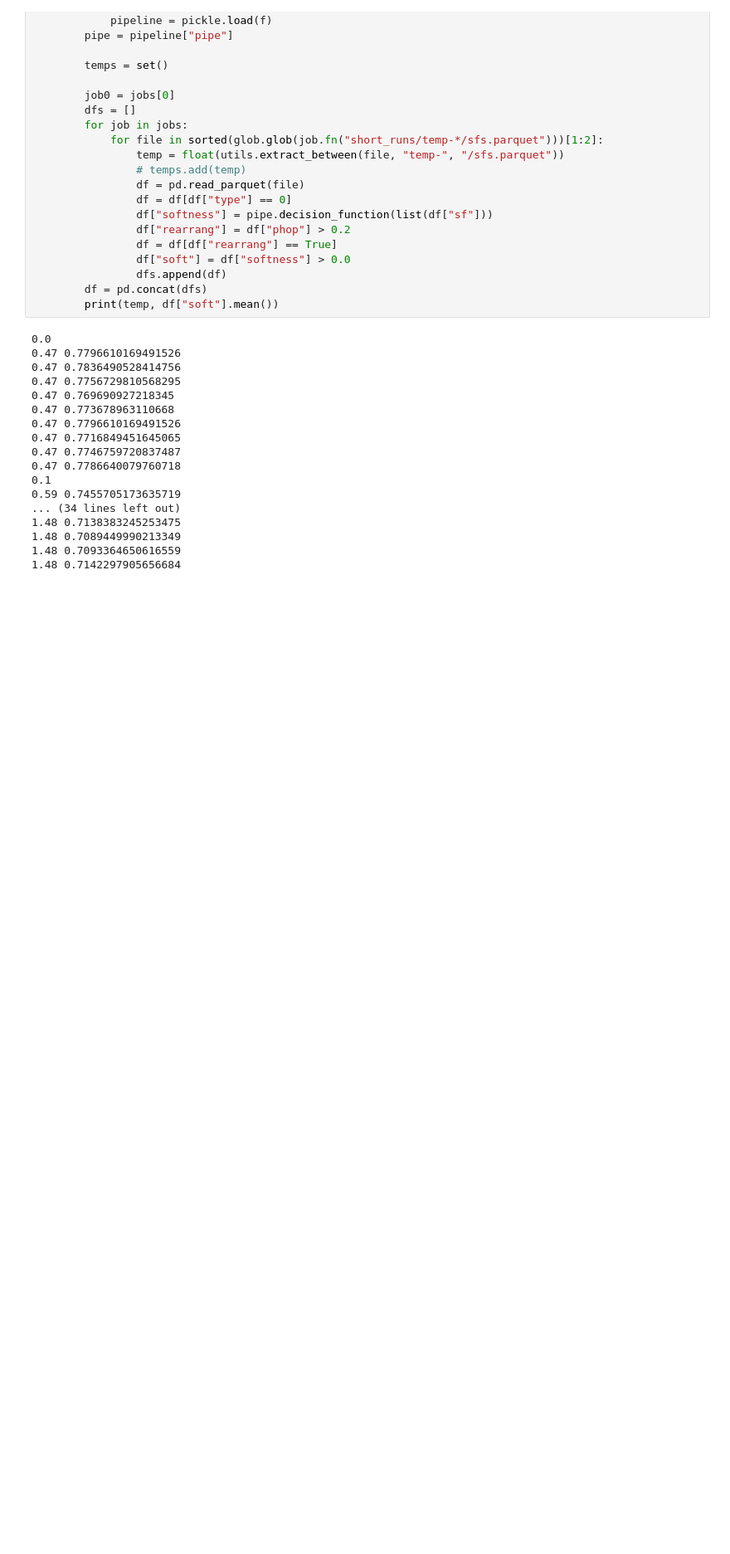
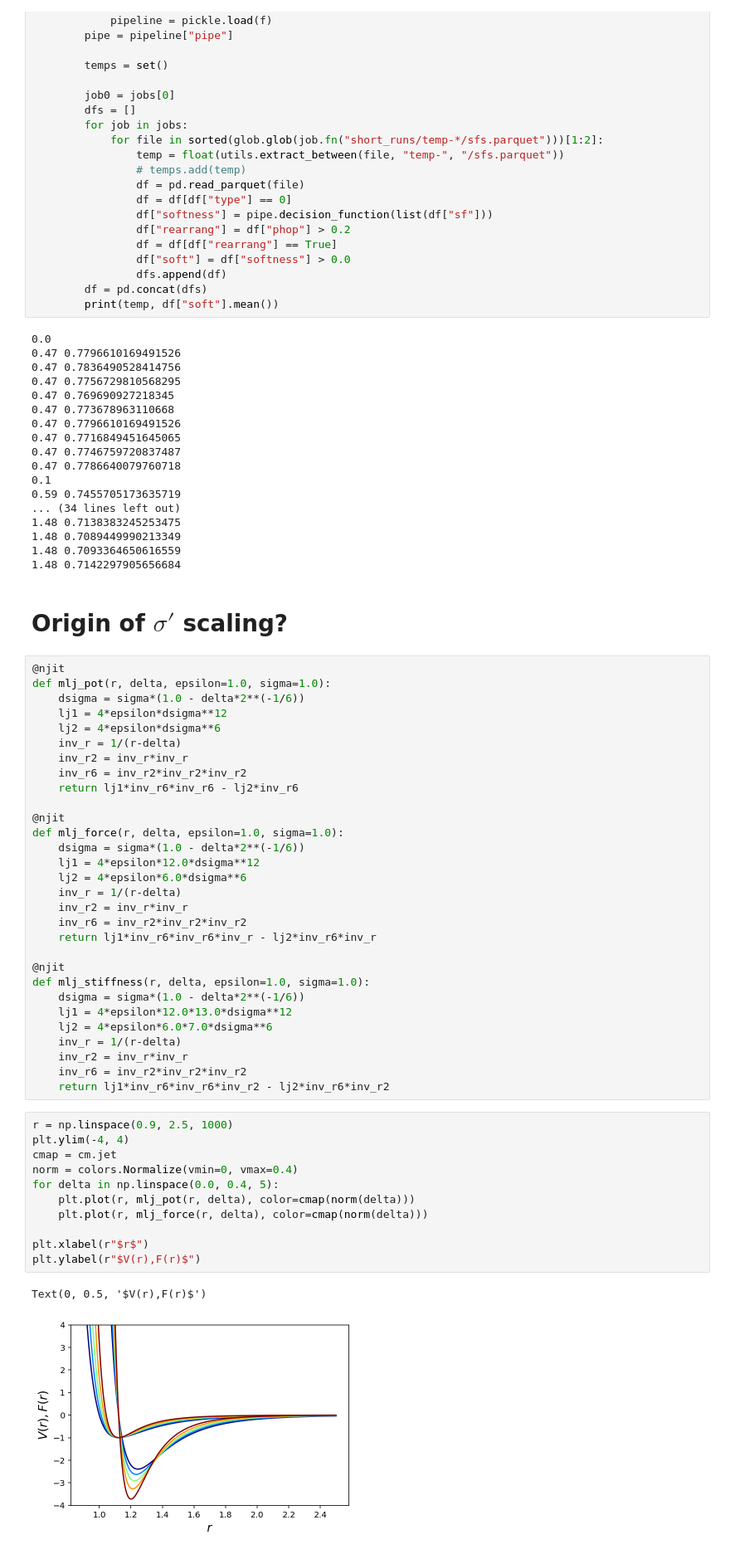
Before and after one commit to ianrgraham/monk, a Jupyter notebook: workflows/sc-states/mlj-production/102522-mlj-supplementary.ipynb, the cells around one changed output. Shown: that part at 83% size. Saved outputs shown, nothing was run; the diff lists cells and outputs as text; blank space fills up the shorter version.

```diff
--- a/workflows/sc-states/mlj-production/102522-mlj-supplementary.ipynb
+++ b/workflows/sc-states/mlj-production/102522-mlj-supplementary.ipynb
@@ -165,3 +165,49 @@ for delta, jobs_iter in project.find_jobs(None, {"_CRYSTAL": {"$exists": False}}
 1.48 0.7089449990213349
 1.48 0.7093364650616559
 1.48 0.7142297905656684
+# %% [markdown]
+# Origin of $\sigma'$ scaling?
+# %%
+@njit
+def mlj_pot(r, delta, epsilon=1.0, sigma=1.0):
+    dsigma = sigma*(1.0 - delta*2**(-1/6))
+    lj1 = 4*epsilon*dsigma**12
+    lj2 = 4*epsilon*dsigma**6
+    inv_r = 1/(r-delta)
+    inv_r2 = inv_r*inv_r
+    inv_r6 = inv_r2*inv_r2*inv_r2
+    return lj1*inv_r6*inv_r6 - lj2*inv_r6
+
+@njit
+def mlj_force(r, delta, epsilon=1.0, sigma=1.0):
+    dsigma = sigma*(1.0 - delta*2**(-1/6))
+    lj1 = 4*epsilon*12.0*dsigma**12
+    lj2 = 4*epsilon*6.0*dsigma**6
+    inv_r = 1/(r-delta)
+    inv_r2 = inv_r*inv_r
+    inv_r6 = inv_r2*inv_r2*inv_r2
+    return lj1*inv_r6*inv_r6*inv_r - lj2*inv_r6*inv_r
+
+@njit
+def mlj_stiffness(r, delta, epsilon=1.0, sigma=1.0):
+    dsigma = sigma*(1.0 - delta*2**(-1/6))
+    lj1 = 4*epsilon*12.0*13.0*dsigma**12
+    lj2 = 4*epsilon*6.0*7.0*dsigma**6
+    inv_r = 1/(r-delta)
+    inv_r2 = inv_r*inv_r
+    inv_r6 = inv_r2*inv_r2*inv_r2
+    return lj1*inv_r6*inv_r6*inv_r2 - lj2*inv_r6*inv_r2
+# %%
+r = np.linspace(0.9, 2.5, 1000)
+plt.ylim(-4, 4)
+cmap = cm.jet
+norm = colors.Normalize(vmin=0, vmax=0.4)
+for delta in np.linspace(0.0, 0.4, 5):
+    plt.plot(r, mlj_pot(r, delta), color=cmap(norm(delta)))
+    plt.plot(r, mlj_force(r, delta), color=cmap(norm(delta)))
+
+plt.xlabel(r"$r$")
+plt.ylabel(r"$V(r),F(r)$")
+# %% [output]
+Text(0, 0.5, '$V(r),F(r)$')
+[figure, added]
```
Also changed, not shown: parts of 8 cells of this notebook, 2 other files.
